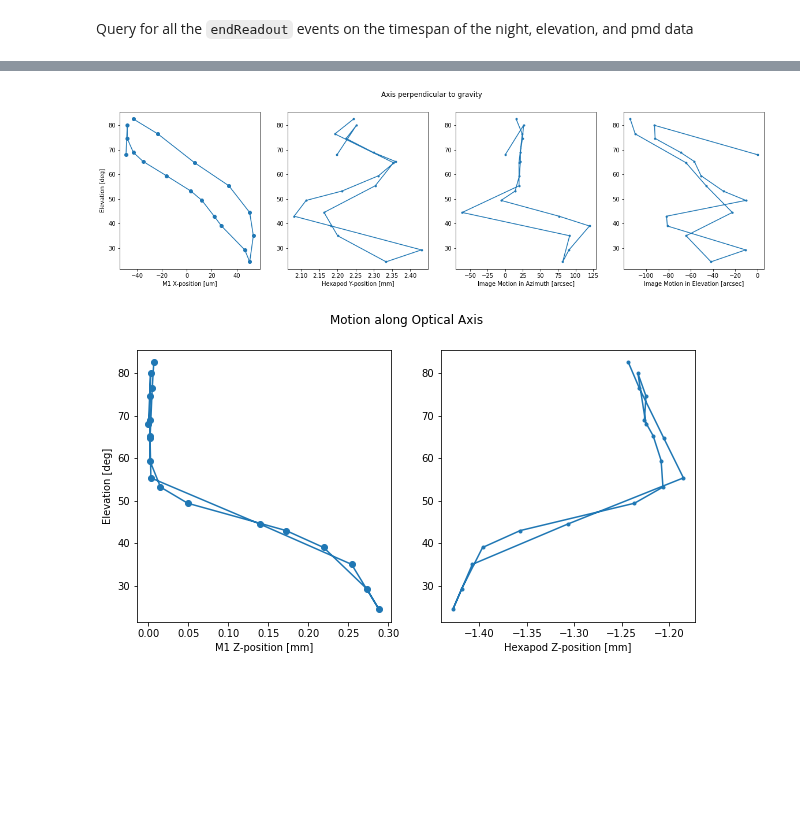
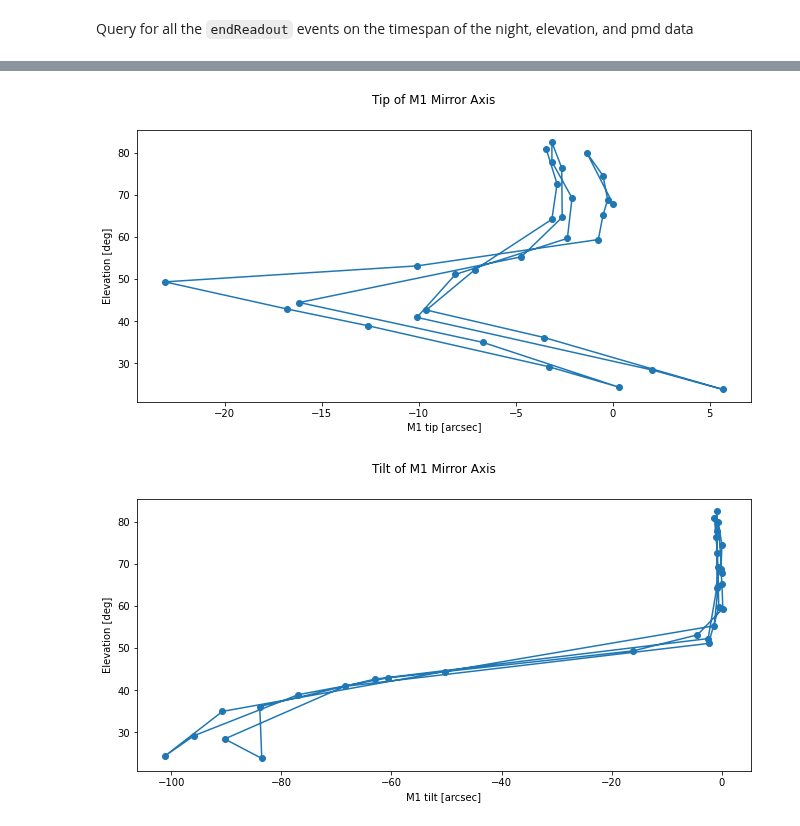
Before and after one commit to lsst-ts/ts_notebooks, a Jupyter notebook: pingraham/summit_notebooks/AT_20210607/M1_Mirror_motion.ipynb, the cells around one changed output, grey strips where cells are left out. Drawn from its saved outputs; the diff is of its cells as text; code cells hidden in the pictures; blank space fills up the shorter version.

```diff
--- a/pingraham/summit_notebooks/AT_20210607/M1_Mirror_motion.ipynb
+++ b/pingraham/summit_notebooks/AT_20210607/M1_Mirror_motion.ipynb
@@ -30,6 +30,10 @@ t2 = Time("2021-07-07T08:57:26", format='isot', scale='tai')#+TimeDelta(8.*24.*6
 # night of 2021-07-08 - first dip
 t1 = Time("2021-07-07T21:00:00", format='isot', scale='tai')
 t2 = Time("2021-07-08T01:57:26", format='isot', scale='tai')#+TimeDelta(8.*24.*60*60., format='sec', scale='tai')
+# %%
+# night of 2021-07-08 - two dips
+t1 = Time("2021-07-07T21:00:00", format='isot', scale='tai')
+t2 = Time("2021-07-08T07:00:26", format='isot', scale='tai')#+TimeDelta(8.*24.*60*60., format='sec', scale='tai')
 # %%
 # base0 = await efd_client.select_time_series("lsst.sal.Script.logevent_logMessage",
 #                                            ["message","level"], t1, t2)
@@ -113,0 +99,7 @@ print(raw_data.imageName.to_string())
+# %%
+# Remove bad dataframes
+bad_imageNames = ['AT_O_20210707_000211', 'AT_O_20210707_000314','asdfasf']
+for imageName in bad_imageNames:
+    ind = np.where(raw_data.imageName.str.find(imageName) != -1)
+    print(ind)
+    raw_data=raw_data.drop(raw_data.index[ind[0]])
@@ -329,4 +320,7 @@ for i, source_xy in enumerate(brightest_source_centroid):
 # %%
-calc_data['azShift']=azel_correction[0,:]
-calc_data['elShift']=azel_correction[1,:]
+# calc_data['azShift']=azel_correction[0,:]
+# calc_data['elShift']=azel_correction[1,:]
+# %%
+fig_height=5
+fig_width=10
 # %%
@@ -369,42 +404,40 @@ plt.show()
 # %%
-fig, (ax1, ax2, ax3, ax4) = plt.subplots(1, 4,figsize=(20, 5))
-fig.suptitle('Axis perpendicular to gravity')
-xvals = (calc_data.m1_x_pos-np.mean(calc_data.m1_x_pos))*1000 # um
+nwide=1; nhigh=1
+fig, (ax1) = plt.subplots(nhigh, nwide, figsize=(nwide+fig_width, nhigh*fig_height))
+fig.suptitle('Tip of M1 Mirror Axis')
+xvals = (calc_data.m1_tip) # um
 yvals = calc_data.elevationCalculatedAngle1
 
 ax1.plot(xvals, yvals, 'o-')
 ax1.set_ylabel('Elevation [deg]')
-ax1.set_xlabel('M1 X-position [um]')
+ax1.set_xlabel('M1 tip [arcsec]')
 
-xvals=calc_data.reportedPosition1
-ax2.plot(xvals,yvals, '.-')
-ax2.set_xlabel('Hexapod Y-position [mm]')
+# xvals=calc_data.azShift
+# ax2.plot(xvals,yvals, '.-')
+# ax2.set_xlabel('Image Motion in Azimuth [arcsec]')
 
-xvals=calc_data.azShift
-ax3.plot(xvals,yvals, '.-')
-ax3.set_xlabel('Image Motion in Azimuth [arcsec]')
-
-xvals=calc_data.elShift
-ax4.plot(xvals,yvals, '.-')
-ax4.set_xlabel('Image Motion in Elevation [arcsec]')
+# xvals=calc_data.elShift
+# ax4.plot(xvals,yvals, '.-')
+# ax4.set_xlabel('Image Motion in Elevation [arcsec]')
 
 plt.show()
 # %% [output]
-[figure, old version]
+[figure, new version]
 # %%
-fig, (ax1, ax2) = plt.subplots(1, 2,figsize=(10, 5))
-fig.suptitle('Motion along Optical Axis')
-xvals = (calc_data.m1_piston) # mm
+nwide=1; nhigh=1
+fig, (ax1) = plt.subplots(nhigh, nwide, figsize=(nwide+fig_width, nhigh*fig_height))
+fig.suptitle('Tilt of M1 Mirror Axis')
+xvals = (calc_data.m1_tilt) # um
 yvals = calc_data.elevationCalculatedAngle1
 
 ax1.plot(xvals, yvals, 'o-')
 ax1.set_ylabel('Elevation [deg]')
-ax1.set_xlabel('M1 Z-position [mm]')
+ax1.set_xlabel('M1 tilt [arcsec]')
 
-xvals=calc_data.reportedPosition2
-ax2.plot(xvals,yvals, '.-')
-ax2.set_xlabel('Hexapod Z-position [mm]')
+# xvals=calc_data.elShift
+# ax2.plot(xvals,yvals, '.-')
+# ax2.set_xlabel('Image Motion in Elevation [arcsec]')
 
 plt.show()
 # %% [output]
-[figure, old version]
+[figure, new version]
```
Also changed, not shown: parts of 22 cells of this notebook.
